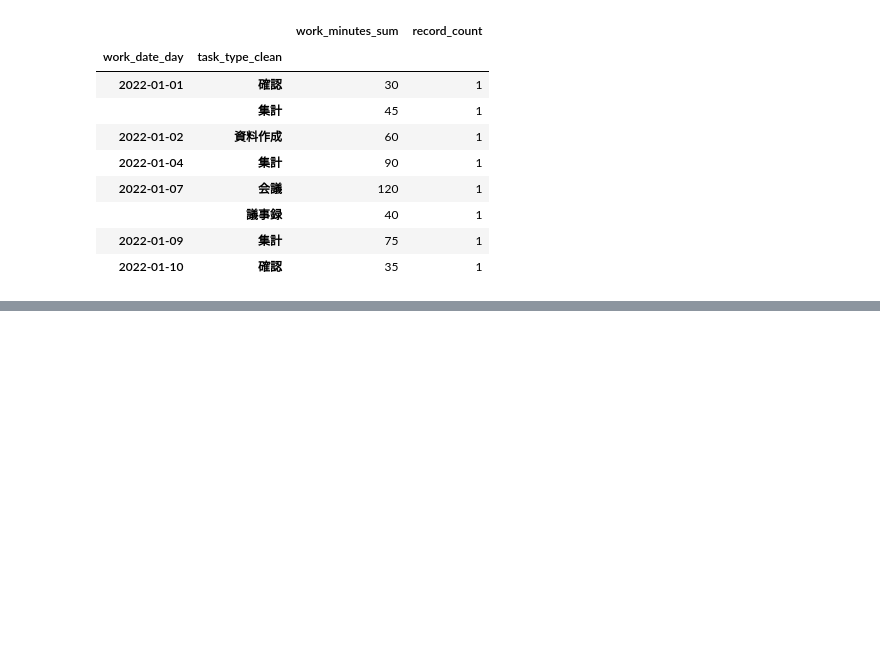
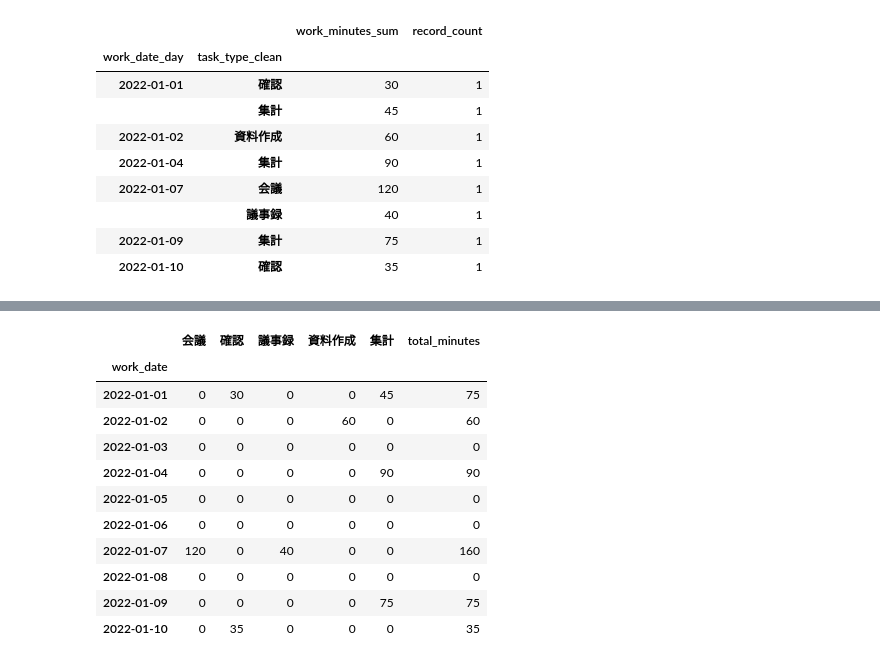
Before and after one commit to kjfarm1225/pyq_practice, a Jupyter notebook: 132_7_practical_daily_task_type_fill_question/132_7_practical_daily_task_type_fill_question.ipynb, the cells around one changed output, grey strips where cells are left out. Cells and saved outputs as stored; diff of their text form; code cells hidden in the pictures; blank space fills up the shorter version.

```diff
--- a/132_7_practical_daily_task_type_fill_question/132_7_practical_daily_task_type_fill_question.ipynb
+++ b/132_7_practical_daily_task_type_fill_question/132_7_practical_daily_task_type_fill_question.ipynb
@@ -277,0 +389,7 @@ df_daily_task
+# %%
+matrix_df = filled_long.pivot(
+    index="work_date",
+    columns="task_type",
+    values="work_minutes_sum",
+)
+matrix_df
@@ -277,0 +409,3 @@ df_daily_task
+# %%
+matrix_df = matrix_df.fillna(0)
+matrix_df
@@ -277,0 +425,3 @@ df_daily_task
+# %%
+matrix_df.columns.name = None
+matrix_df
@@ -277,0 +441,16 @@ df_daily_task
+# %%
+matrix_df["total_minutes"] = matrix_df[task_types].sum(axis=1)
+matrix_df
+# %% [output]
+|  | 会議 | 確認 | 議事録 | 資料作成 | 集計 | total_minutes |
+| work_date |  |  |  |  |  |  |
+| 2022-01-01 | 0 | 30 | 0 | 0 | 45 | 75 |
+| 2022-01-02 | 0 | 0 | 0 | 60 | 0 | 60 |
+| 2022-01-03 | 0 | 0 | 0 | 0 | 0 | 0 |
+| 2022-01-04 | 0 | 0 | 0 | 0 | 90 | 90 |
+| 2022-01-05 | 0 | 0 | 0 | 0 | 0 | 0 |
+| 2022-01-06 | 0 | 0 | 0 | 0 | 0 | 0 |
+| 2022-01-07 | 120 | 0 | 40 | 0 | 0 | 160 |
+| 2022-01-08 | 0 | 0 | 0 | 0 | 0 | 0 |
+| 2022-01-09 | 0 | 0 | 0 | 0 | 75 | 75 |
+| 2022-01-10 | 0 | 35 | 0 | 0 | 0 | 35 |
```
Also changed, not shown: parts of 14 cells of this notebook.
